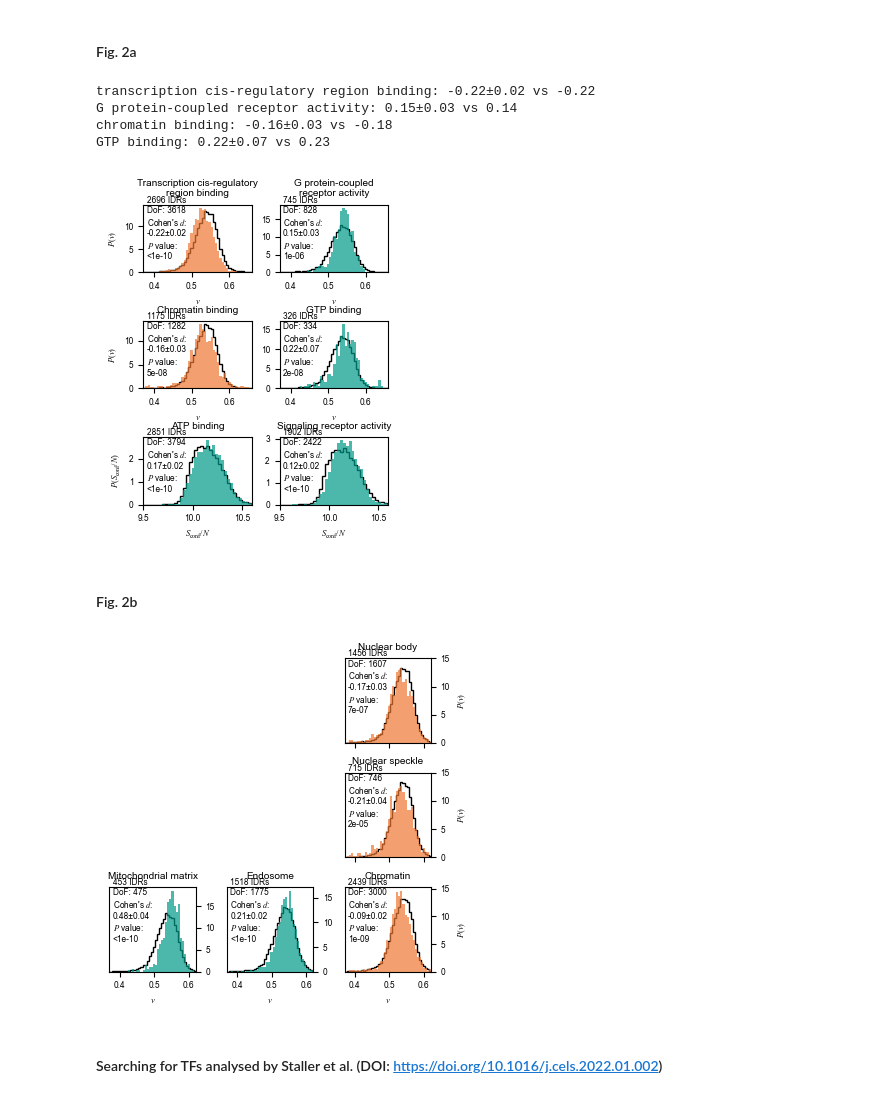
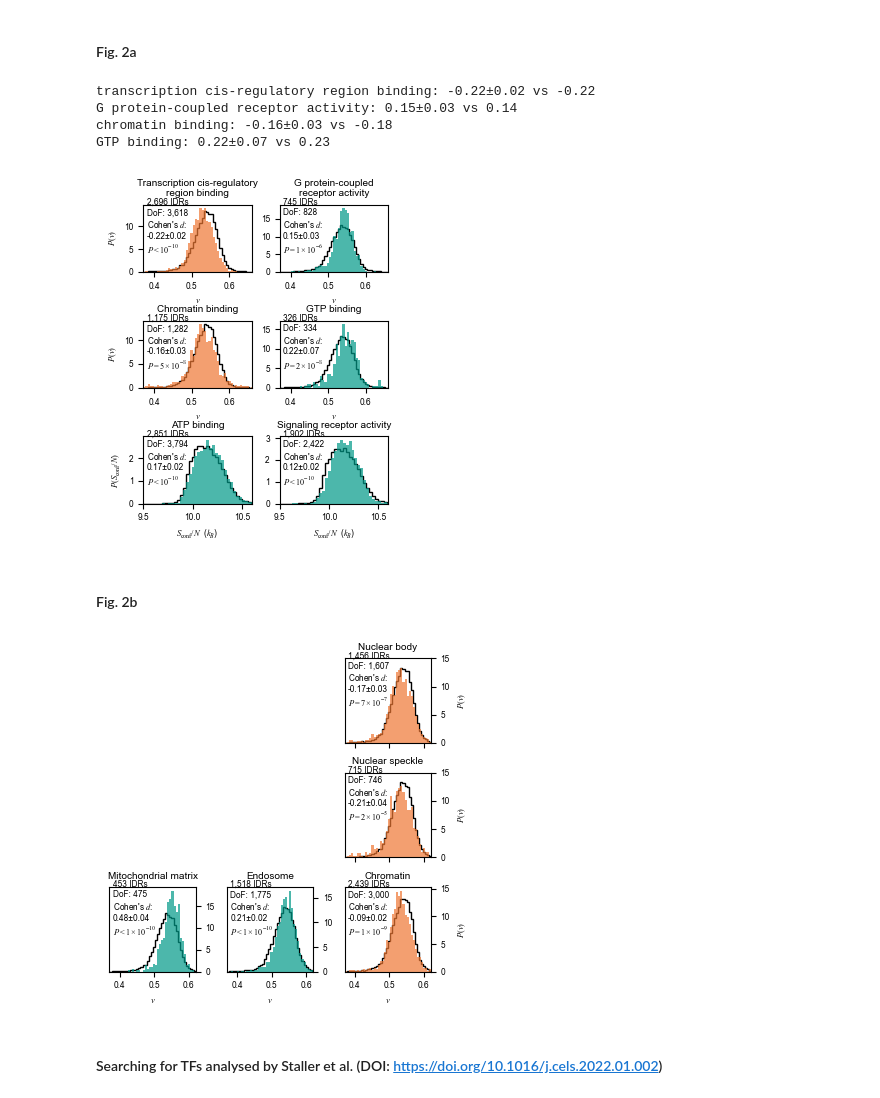
Before and after one commit to KULL-Centre/_2023_Tesei_IDRome, a Jupyter notebook: go_analysis.ipynb, the cells around one changed output. Saved outputs shown, nothing was run; the diff lists cells and outputs as text; code cells hidden in the pictures.

Commit message:
Update 1e3 separator, scientific notation and (units)

```diff
--- a/go_analysis.ipynb
+++ b/go_analysis.ipynb
@@ -74,7 +74,6 @@ def calc_dof(x,y):
 
 def bootstrap(a,b,n_bootstrap,subsample=False):
     cohens_d = (a.mean()-b.mean()) / np.sqrt(0.5*(a.std()**2+b.std()**2))
-    alternative = 'greater' if cohens_d > 0 else 'less'
     a_picked_size = a.size
     b_picked_size = a_picked_size if subsample else b.size
     cohen_d_b = np.empty(0)
@@ -152,6 +151,11 @@ def generate_stats_csv(df_idrome,prop_nu,prop_SPR,GO_dict,nodes_cat,label):
     statistics = statistics.sort_values(by=prop_nu+'_p')
     statistics.to_csv(f'go_analysis/GO_stats_{label:s}.csv')
     return df_GO
+
+def format_scientific(x):
+    a = x.split('e')[0]
+    b = int(x.split('e')[1])
+    return a+'\\times'+'10^{'+f'{b:d}'+'}'
 # %%
 # load IDRome database
 df_idrome = pd.read_csv('IDRome_DB.csv',index_col=0)
@@ -373,13 +377,14 @@ for name,ax in zip(['transcription cis-regulatory region binding','G protein-cou
 
     cohens_d_str = df_molfunc.loc[name,'nu_cd_excel']
     pvalue_str = df_molfunc.loc[name,'nu_p_excel']
+    pvalue_str = '='+format_scientific(pvalue_str) if pvalue_str != '<1e-10' else '<10^{-10}'
 
     print(name+':',cohens_d_str, 'vs', round(
         (np.mean(a)-np.mean(b)) / np.std(np.append(a-np.mean(a),b-np.mean(b))) ,2) )
-    dof = f'\nDoF: {calc_dof(a,b):.0f}'
+    dof = f'\nDoF: {calc_dof(a,b):,.0f}'
 
     ax.bar(x,h,alpha=.7,width=bin_width,color=color,
-          label=f'{N_IDRs:d} IDRs'+dof+"\nCohen's $d$:\n"+cohens_d_str+f'\n$P$ value:\n'+pvalue_str)
+          label=f'{N_IDRs:,d} IDRs'+dof+"\nCohen's $d$:\n"+cohens_d_str+f'\n$P{pvalue_str}$')
 
     if name == 'transcription cis-regulatory region binding':
         ax.set_title('Transcription cis-regulatory\nregion binding')
@@ -392,7 +397,7 @@ for name,ax in zip(['transcription cis-regulatory region binding','G protein-cou
     else:
         ax.set_title(name.capitalize())
     ax.set_xlim(.37,.66)
-    legend = ax.legend(handlelength=0,frameon=False,borderpad=0,loc=(-.03,.16))
+    legend = ax.legend(handlelength=0,frameon=False,borderpad=0,loc=(-.03,.24))
     legend.get_title().set_ha('center')
 
 bin_width = .03
@@ -423,38 +428,39 @@ for name,ax in zip(['ATP binding',
 
     cohens_d_str = df_molfunc.loc[name,'SPR_cd_excel']
     pvalue_str = df_molfunc.loc[name,'SPR_p_excel']
+    pvalue_str = '='+format_scientific(pvalue_str) if pvalue_str != '<1e-10' else '<10^{-10}'
 
-    dof = f'\nDoF: {calc_dof(a,b):.0f}'
+    dof = f'\nDoF: {calc_dof(a,b):,.0f}'
 
     ax.bar(x,h,alpha=.7,width=bin_width,color=color,
-          label=f'{N_IDRs:d} IDRs'+dof+"\nCohen's $d$:\n"+cohens_d_str+f'\n$P$ value:\n'+pvalue_str)
+          label=f'{N_IDRs:,d} IDRs'+dof+"\nCohen's $d$:\n"+cohens_d_str+f'\n$P{pvalue_str}$')
 
     if name == 'ATP binding':
         ax.set_title('ATP binding')
     else:
         ax.set_title(name.capitalize())
     ax.set_xlim(9.5,10.6)
-    legend = ax.legend(handlelength=0,frameon=False,borderpad=0,loc=(-.03,.16))
+    legend = ax.legend(handlelength=0,frameon=False,borderpad=0,loc=(-.03,.24))
     legend.get_title().set_ha('center')
 
 for ax in axes[:2,:].flatten():
     ax.set_xlabel('$\\nu$')
 for ax in axes[:2,0]:
     ax.set_ylabel('$P(\\nu)$')
 for ax in axes[-1,:]:
-    ax.set_xlabel('$S_\mathrm{conf}/N$')
+    ax.set_xlabel('$S_\mathrm{conf}/N$  ($k_B$)')
 for ax in axes[-1:,0]:
     ax.set_ylabel('$P(S_\mathrm{conf}/N)$')
 
 plt.tight_layout(h_pad=0)
 plt.savefig('figs/fig2a.pdf')
 plt.show()
 # %% [output]
 transcription cis-regulatory region binding: -0.22±0.02 vs -0.22
 G protein-coupled receptor activity: 0.15±0.03 vs 0.14
 chromatin binding: -0.16±0.03 vs -0.18
 GTP binding: 0.22±0.07 vs 0.23
-[figure, old version]
+[figure, new version]
 # %% [markdown]
 #### Fig. 2b
 # %%
@@ -493,11 +499,12 @@ for name,i in zip(['nuclear body','nuclear speck','mitochondrial matrix','endoso
 
     cohens_d_str = df_cellcom.loc[name,'nu_cd_excel']
     pvalue_str = df_cellcom.loc[name,'nu_p_excel']
+    pvalue_str = '='+format_scientific(pvalue_str) if pvalue_str != '<1e-10' else '<1\\times10^{-10}'
 
-    dof = f'\nDoF: {calc_dof(a,b):.0f}'
+    dof = f'\nDoF: {calc_dof(a,b):,.0f}'
 
     ax.bar(x,h_1,alpha=.7,width=bin_width,color=color,
-          label=f'{N_IDRs:d} IDRs'+dof+"\nCohen's $d$:\n"+cohens_d_str+f'\n$P$ value:\n'+pvalue_str)
+          label=f'{N_IDRs:,d} IDRs'+dof+"\nCohen's $d$:\n"+cohens_d_str+f'\n$P{pvalue_str}$')
 
     if name in ['nuclear body','nuclear speck']:
         ax.set_ylim(0,15)
@@ -509,7 +516,7 @@ for name,i in zip(['nuclear body','nuclear speck','mitochondrial matrix','endoso
 
     ax.set_xlim(.37,.62)
     ax.set_xticks([.4,.5,.6])
-    legend = ax.legend(handlelength=0,frameon=False,borderpad=0,loc=(-.04,.33))
+    legend = ax.legend(handlelength=0,frameon=False,borderpad=0,loc=(-.04,.4))
 
     ax.yaxis.tick_right()
     ax.yaxis.set_label_position("right")
@@ -524,7 +531,7 @@ plt.tight_layout()
 plt.savefig('figs/fig2b.pdf')
 plt.show()
 # %% [output]
-[figure, old version]
+[figure, new version]
 # %% [markdown]
 #### Searching for TFs analysed by Staller et al. (DOI: https://doi.org/10.1016/j.cels.2022.01.002)
 # %%
```
Also changed, not shown: 7 other files.
